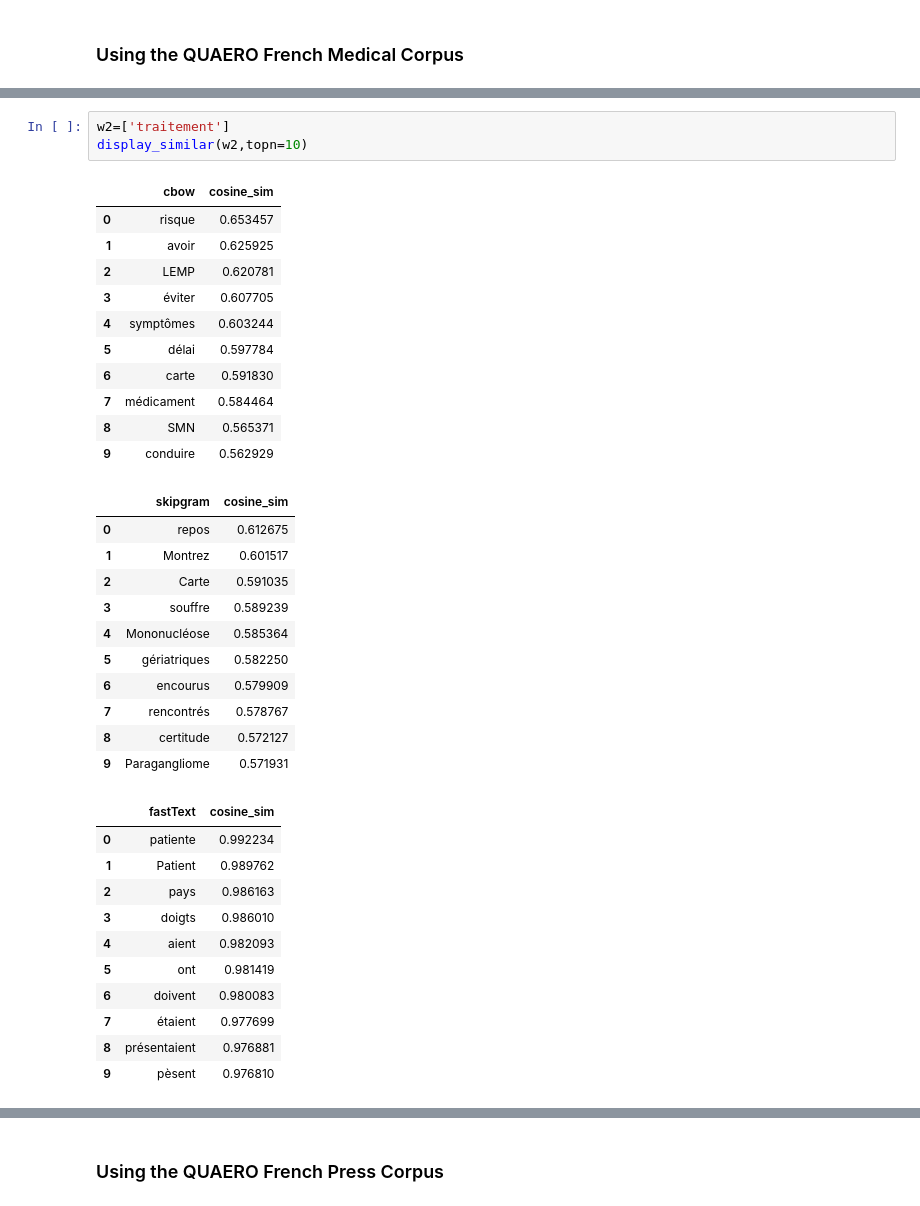
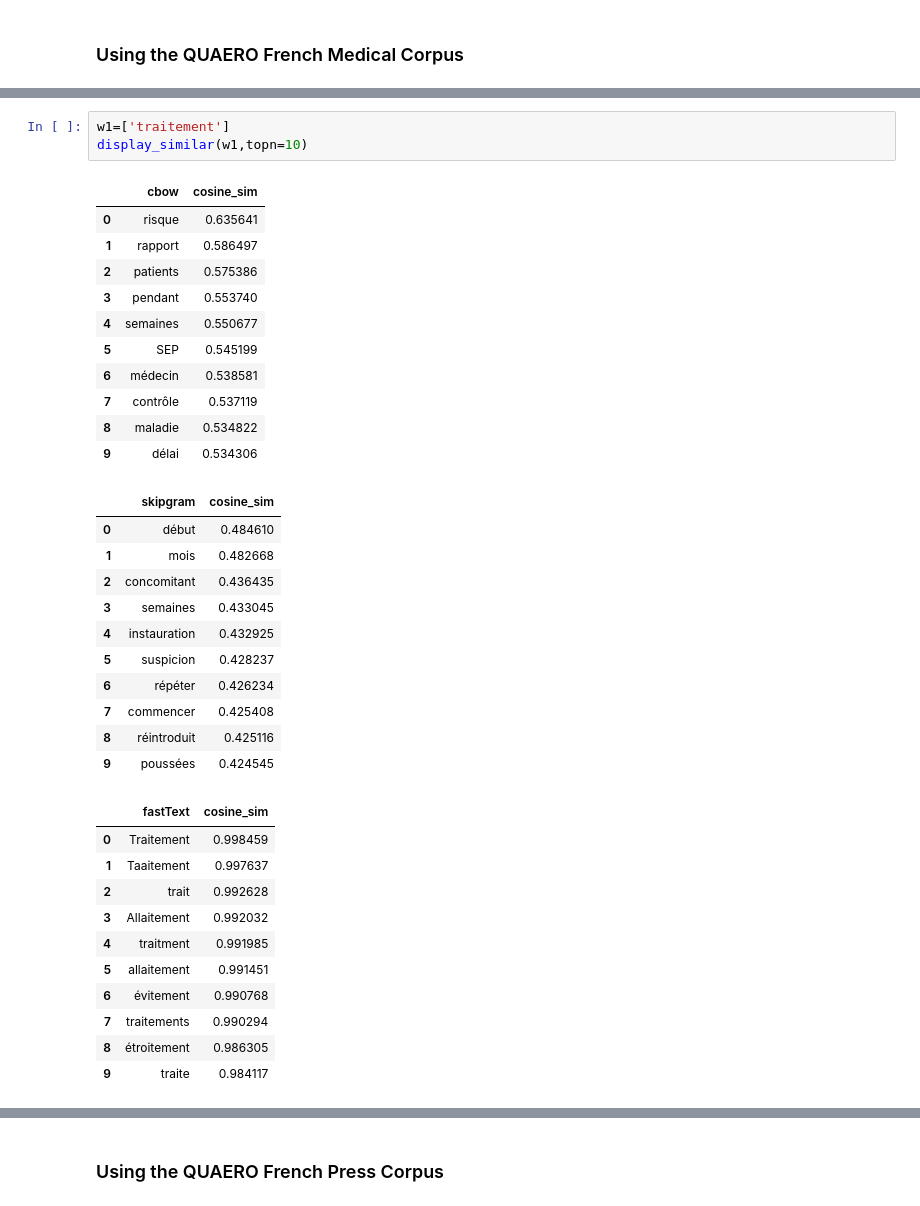
Before and after one commit to damounayman/Text-Mining-and-Chatbots, a Jupyter notebook: Word embeddings/Word embeddings training.ipynb, the cells around one changed output, grey strips where cells are left out. Cells and saved outputs as stored; diff of their text form.

```diff
--- a/Word embeddings/Word embeddings training.ipynb
+++ b/Word embeddings/Word embeddings training.ipynb
@@ -226,38 +224,38 @@ display_similar(w1,topn=10)
 # %%
-w2=['traitement']
-display_similar(w2,topn=10)
+w1=['traitement']
+display_similar(w1,topn=10)
 # %% [output]
 |  | cbow | cosine_sim |
-| 0 | risque | 0.653457 |
-| 1 | avoir | 0.625925 |
-| 2 | LEMP | 0.620781 |
-| 3 | éviter | 0.607705 |
-| 4 | symptômes | 0.603244 |
-| 5 | délai | 0.597784 |
-| 6 | carte | 0.591830 |
-| 7 | médicament | 0.584464 |
-| 8 | SMN | 0.565371 |
-| 9 | conduire | 0.562929 |
+| 0 | risque | 0.635641 |
+| 1 | rapport | 0.586497 |
+| 2 | patients | 0.575386 |
+| 3 | pendant | 0.553740 |
+| 4 | semaines | 0.550677 |
+| 5 | SEP | 0.545199 |
+| 6 | médecin | 0.538581 |
+| 7 | contrôle | 0.537119 |
+| 8 | maladie | 0.534822 |
+| 9 | délai | 0.534306 |
 |  | skipgram | cosine_sim |
-| 0 | repos | 0.612675 |
-| 1 | Montrez | 0.601517 |
-| 2 | Carte | 0.591035 |
-| 3 | souffre | 0.589239 |
-| 4 | Mononucléose | 0.585364 |
-| 5 | gériatriques | 0.582250 |
-| 6 | encourus | 0.579909 |
-| 7 | rencontrés | 0.578767 |
-| 8 | certitude | 0.572127 |
-| 9 | Paragangliome | 0.571931 |
+| 0 | début | 0.484610 |
+| 1 | mois | 0.482668 |
+| 2 | concomitant | 0.436435 |
+| 3 | semaines | 0.433045 |
+| 4 | instauration | 0.432925 |
+| 5 | suspicion | 0.428237 |
+| 6 | répéter | 0.426234 |
+| 7 | commencer | 0.425408 |
+| 8 | réintroduit | 0.425116 |
+| 9 | poussées | 0.424545 |
 |  | fastText | cosine_sim |
-| 0 | patiente | 0.992234 |
-| 1 | Patient | 0.989762 |
-| 2 | pays | 0.986163 |
-| 3 | doigts | 0.986010 |
-| 4 | aient | 0.982093 |
-| 5 | ont | 0.981419 |
-| 6 | doivent | 0.980083 |
-| 7 | étaient | 0.977699 |
-| 8 | présentaient | 0.976881 |
-| 9 | pèsent | 0.976810 |
+| 0 | Traitement | 0.998459 |
+| 1 | Taaitement | 0.997637 |
+| 2 | trait | 0.992628 |
+| 3 | Allaitement | 0.992032 |
+| 4 | traitment | 0.991985 |
+| 5 | allaitement | 0.991451 |
+| 6 | évitement | 0.990768 |
+| 7 | traitements | 0.990294 |
+| 8 | étroitement | 0.986305 |
+| 9 | traite | 0.984117 |
 # %%
```
Also changed, not shown: parts of 18 cells of this notebook.
